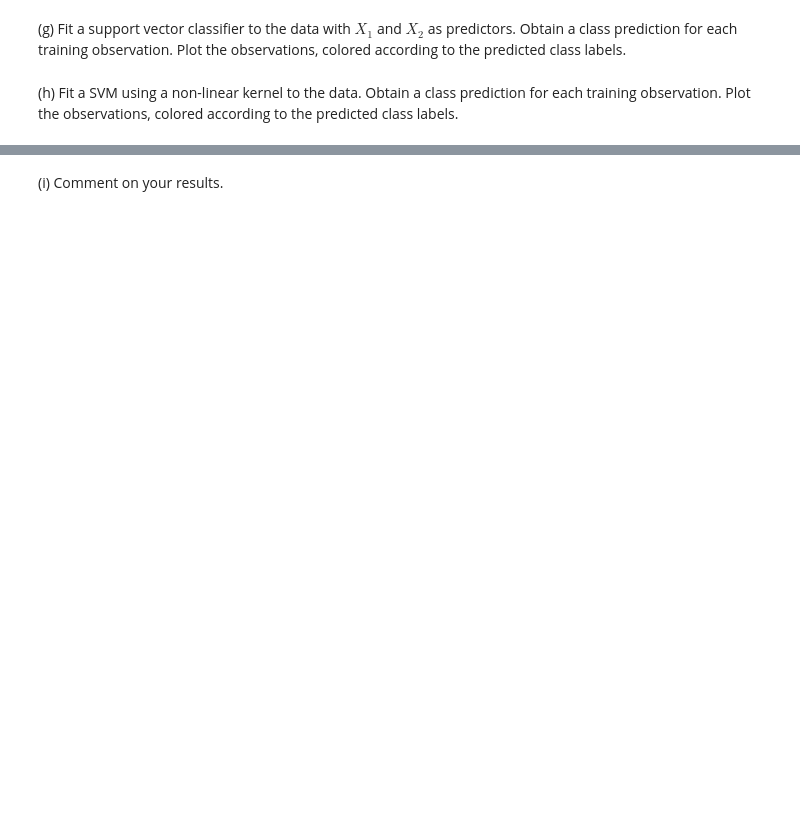
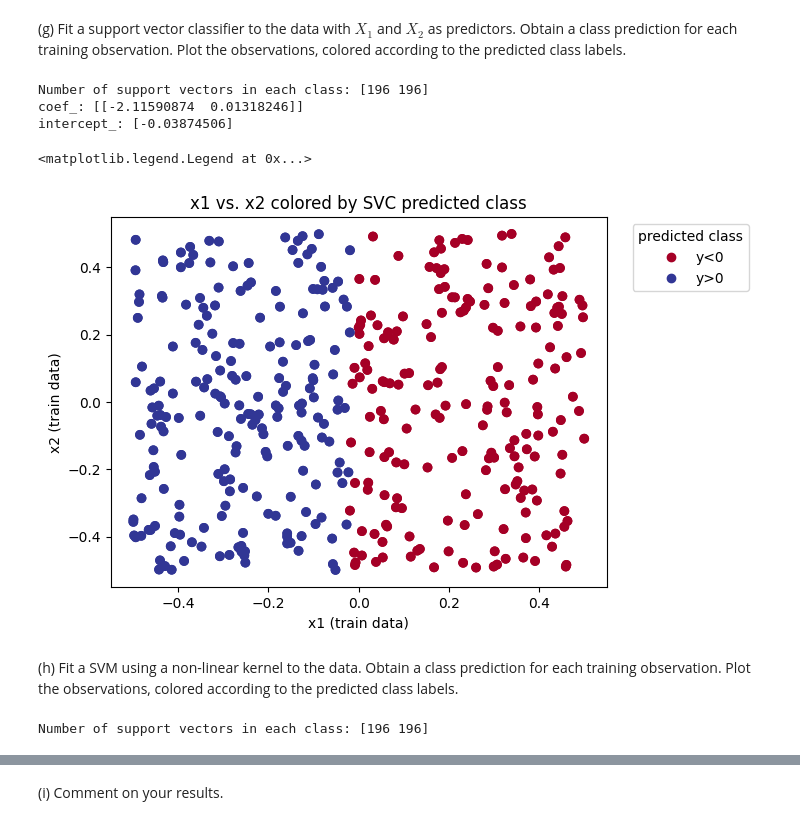
Before and after one commit to mw1296/DSAN5300, a Jupyter notebook: labs/lab-W08-SVM/lab8.ipynb, the cells around one changed output, grey strips where cells are left out. Saved outputs shown, nothing was run; the diff lists cells and outputs as text; code cells hidden in the pictures; blank space fills up the shorter version.

```diff
--- a/labs/lab-W08-SVM/lab8.ipynb
+++ b/labs/lab-W08-SVM/lab8.ipynb
@@ -279,4 +285,57 @@ Text(0.5, 1.0, 'x1 vs. x1*x2 and predicted class in training data')
 # %% [markdown]
 (g) Fit a support vector classifier to the data with $X_1$ and $X_2$ as predictors. Obtain a class prediction for each training observation. Plot the observations, colored according to the predicted class labels.
+# %%
+from sklearn.svm import SVC
+
+# predictors
+x = np.array([x1,x2]).T
+x_train, x_val, y_train, y_val = train_test_split(x, y,
+                                                  test_size=0.2,
+                                                  random_state=42,
+                                                  shuffle=True)
+
+# convert y to integers
+y_train_int = y_train.astype(int)
+
+# fit SVC
+svc_model = SVC(kernel='linear') # fit a linear kernel
+svc_model_result = svc_model.fit(x_train, y_train_int)
+
+# print model result
+print("Number of support vectors in each class:", svc_model.n_support_) # number of support vectors in each class
+print("coef_:", svc_model.coef_) # coefficients
+print("intercept_:", svc_model.intercept_) # intercept
+# %% [output]
+Number of support vectors in each class: [196 196]
+coef_: [[-2.11590874  0.01318246]]
+intercept_: [-0.03874506]
+# %%
+# predict y
+pred_svc = svc_model_result.predict(x_train)
+pred_svc_class = pred_svc>0.5
+
+# plot the observations
+svc_scatter = plt.scatter(x_train[:,0], x_train[:,1], c = pred_svc_class, cmap='RdYlBu')
+
+# plot the observations
+svc_scatter = plt.scatter(x_train[:,0], x_train[:,1], c = pred_svc_class, cmap='RdYlBu')
+handles, _ = svc_scatter.legend_elements()
+
+plt.xlabel('x1 (train data)')
+plt.ylabel('x2 (train data)')
+plt.title('x1 vs. x2 colored by SVC predicted class')
+plt.legend(handles, ['y<0', 'y>0'], title='predicted class', loc='upper right', bbox_to_anchor=(1.3,1))
+# %% [output]
+<matplotlib.legend.Legend at 0x...>
+[figure, added]
 # %% [markdown]
 (h) Fit a SVM using a non-linear kernel to the data. Obtain a class prediction for each training observation. Plot the observations, colored according to the predicted class labels.
+# %%
+# fit SVC non-linear kernel
+svc_model_nonlinear = SVC(kernel='rbf', gamma=1) # fit a non-linear kernel
+svc_model_nonlinear_result = svc_model_nonlinear.fit(x_train, y_train_int)
+
+# print model result
+print("Number of support vectors in each class:", svc_model.n_support_) # number of support vectors in each class
+# %% [output]
+Number of support vectors in each class: [196 196]
```
Also changed, not shown: parts of 4 cells of this notebook.
